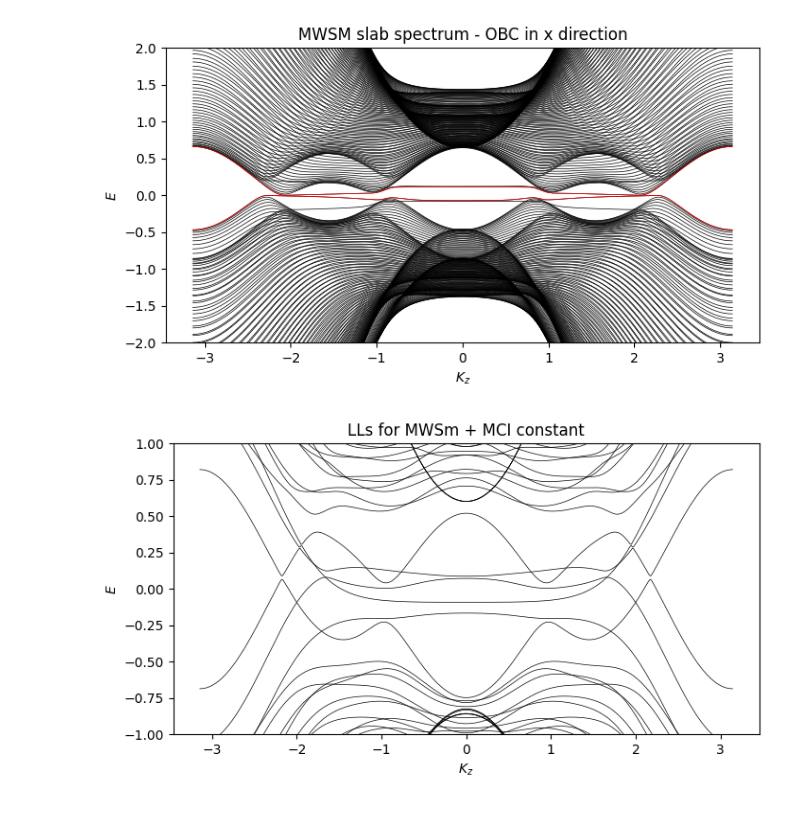
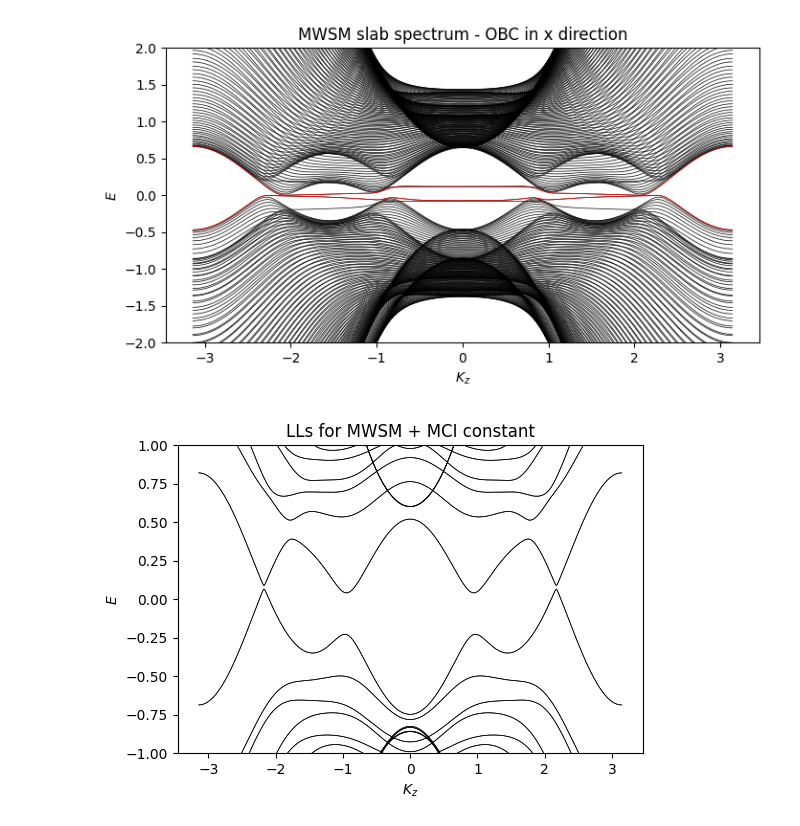
Before and after one commit to gehadibany/topological-phases, a Jupyter notebook: MTSM.ipynb, the cells around one changed output. Drawn from its saved outputs; the diff is of its cells as text; code cells hidden in the pictures.

```diff
--- a/MTSM.ipynb
+++ b/MTSM.ipynb
@@ -518,12 +518,12 @@ for kz in kzs:
 
         nHP_1 = np.sin(ky+2*B*(i+0.5))*tau_y+(2+g1-np.cos(ky+2*B*(i+0.5))-np.cos(kz))*tau_z
         nVP_1 = (-1j/2)*tau_x+(1/2)*tau_z
-        nVP_1d = VP_1.conj().T
+        nVP_1d = nVP_1.conj().T
 
         #H2 = H_P2 + VP_2 *exp(ikx) + VP_2d *exp(iky)
         nHP_2 = np.sin(ky+2*B*(i+0.5))*sigma_y-(2+g2-np.cos(ky+2*B*(i+0.5))-np.cos(kz))*sigma_z
         nVP_2 = (1j/2)*sigma_x-(1/2)*sigma_z
-        nVP_2d = VP_2.conj().T
+        nVP_2d = nVP_2.conj().T
 
         #H_c = H1⊗ H2
         h_onsite = np.kron (HP_1, HP_2)
@@ -531,13 +531,23 @@ for kz in kzs:
         v_dagger = np.kron (VP_1, VP_2d)+np.kron (VP_1d, VP_2)
         nearest = np.kron (nHP_1, nVP_2)+ np.kron(nVP_1, nHP_2)
 
+        #H matrix
         H_child[4*i:4*(i+1), 4*i:4*(i+1)] = h_onsite + v_dagger
         if i < L - 1:
             H_child[4*i:4*(i+1), 4*(i+1):4*(i+2)] = nearest
             H_child[4*(i+1):4*(i+2), 4*i:4*(i+1)] = nearest.conj().T
+        else:
+            H_child[4*i:4*(i+1), 0:4] = nearest
+            H_child[0:4, 4*i:4*(i+1)] = nearest.conj().T
+            H_child[4*i:4*(i+1), 4:8] = v_hops
+            H_child[4:8, 4*i:4*(i+1)] = v_hops.conj().T
         if i < L - 2:
             H_child[4*i:4*(i+1), 4*(i+2):4*(i+3)] = v_hops
             H_child[4*(i+2):4*(i+3), 4*i:4*(i+1)] = v_hops.conj().T
+        if i == L-2:
+            H_child[4*i:4*(i+1), 0:4] = v_hops
+            H_child[0:4, 4*i:4*(i+1)] = v_hops.conj().T
+
 
     eigenvals_oc_child = np.linalg.eigvalsh(H_child)
     child_eigvals_oc_vs_kz.append(eigenvals_oc_child)
@@ -546,13 +556,13 @@ for kz in kzs:
 child_eigvals_oc_vs_kz = np.array(child_eigvals_oc_vs_kz).T
 
 #plot
-fig, ax = plt.subplots(figsize=(8,4))
+fig, ax = plt.subplots(figsize=(6,4))
 for band in child_eigvals_oc_vs_kz:
     ax.plot(kzs, band, color='black', linewidth=0.5)
 
 ax.set_xlabel ('$K_z$')
 ax.set_ylabel ('$E$')
-ax.set_title ('LLs for MWSm')
+ax.set_title ('LLs for MWSM')
 ax.set_ylim (-1,1)
 
 plt.show()
@@ -625,7 +635,7 @@ plt.show()
 # %% [output]
 [figure]
 # %%
-
+#Parameters
 L = 80
 kzs = np.linspace(-np.pi,np.pi, 501)
 ky = 0
@@ -652,45 +662,53 @@ for kz in kzs:
 
         nHP_1 = np.sin(ky+2*B*(i+0.5))*tau_y+(2+g1-np.cos(ky+2*B*(i+0.5))-np.cos(kz))*tau_z
         nVP_1 = (-1j/2)*tau_x+(1/2)*tau_z
-        nVP_1d = VP_1.conj().T
+        nVP_1d = nVP_1.conj().T
 
         #H2 = H_P2 + VP_2 *exp(ikx) + VP_2d *exp(iky)
         nHP_2 = np.sin(ky+2*B*(i+0.5))*sigma_y-(2+g2-np.cos(ky+2*B*(i+0.5))-np.cos(kz))*sigma_z
         nVP_2 = (1j/2)*sigma_x-(1/2)*sigma_z
-        nVP_2d = VP_2.conj().T
+        nVP_2d = nVP_2.conj().T
 
         #H_c = H1⊗ H2
         h_onsite = np.kron (HP_1, HP_2)
         v_hops = np.kron (VP_1, VP_2)
         v_dagger = np.kron (VP_1, VP_2d)+np.kron (VP_1d, VP_2)
         nearest = np.kron (nHP_1, nVP_2)+ np.kron(nVP_1, nHP_2)
 
-        H_child[4*i:4*(i+1), 4*i:4*(i+1)] = h_onsite + v_dagger + hp_constant
+        #H matrix
+        H_child[4*i:4*(i+1), 4*i:4*(i+1)] = h_onsite + v_dagger +hp_constant
         if i < L - 1:
             H_child[4*i:4*(i+1), 4*(i+1):4*(i+2)] = nearest
             H_child[4*(i+1):4*(i+2), 4*i:4*(i+1)] = nearest.conj().T
+        else:
+            H_child[4*i:4*(i+1), 0:4] = nearest
+            H_child[0:4, 4*i:4*(i+1)] = nearest.conj().T
+            H_child[4*i:4*(i+1), 4:8] = v_hops
+            H_child[4:8, 4*i:4*(i+1)] = v_hops.conj().T
         if i < L - 2:
             H_child[4*i:4*(i+1), 4*(i+2):4*(i+3)] = v_hops
             H_child[4*(i+2):4*(i+3), 4*i:4*(i+1)] = v_hops.conj().T
-
+        if i == L-2:
+            H_child[4*i:4*(i+1), 0:4] = v_hops
+            H_child[0:4, 4*i:4*(i+1)] = v_hops.conj().T
 
 
     eigenvals_oc_child = np.linalg.eigvalsh(H_child)
     child_eigvals_oc_vs_kz.append(eigenvals_oc_child)
 
 
 child_eigvals_oc_vs_kz = np.array(child_eigvals_oc_vs_kz).T
 
 #plot
-fig, ax = plt.subplots(figsize=(8,4))
+fig, ax = plt.subplots(figsize=(6,4))
 for band in child_eigvals_oc_vs_kz:
     ax.plot(kzs, band, color='black', linewidth=0.5)
 
 ax.set_xlabel ('$K_z$')
 ax.set_ylabel ('$E$')
-ax.set_title ('LLs for MWSm + MCI constant')
+ax.set_title ('LLs for MWSM + MCI constant')
 ax.set_ylim (-1,1)
 
 plt.show()
 # %% [output]
-[figure, old version]
+[figure, new version]
```
Also changed, not shown: parts of 1 cell of this notebook.
